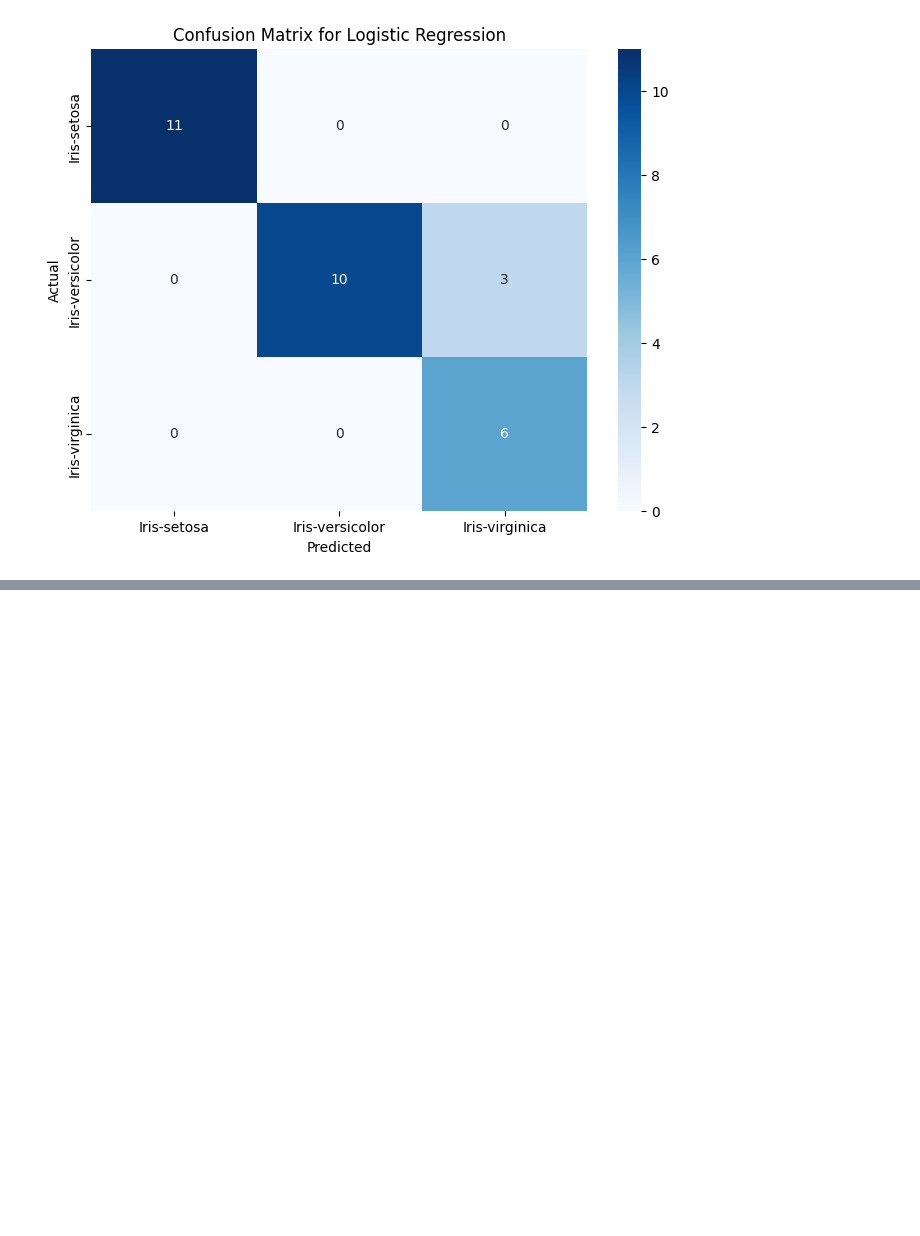
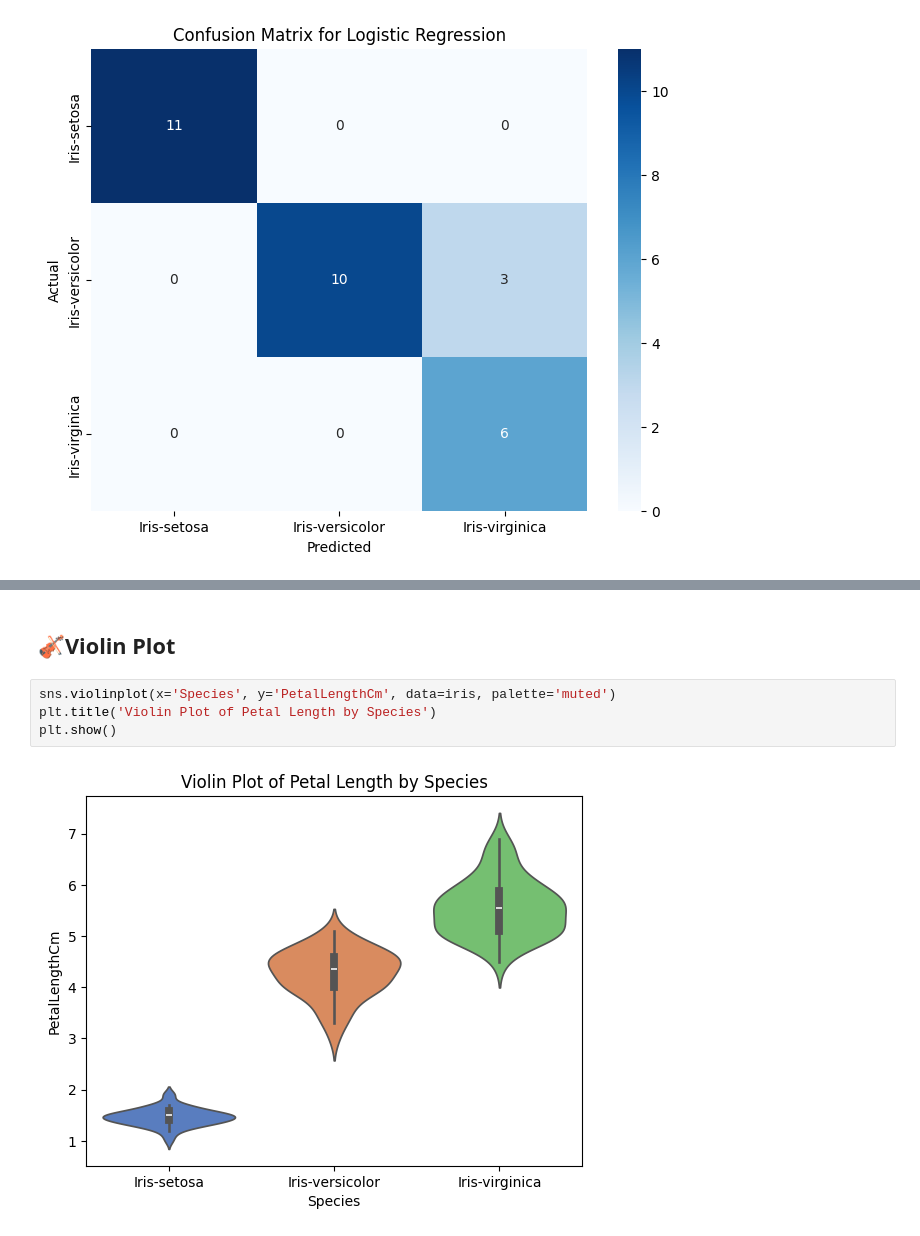
Before and after one commit to SuryaTeja-aiml/2024-StatMLAssignments, a Jupyter notebook: 2303A52007_StatML_Project_Iris.ipynb, the cells around one changed output, grey strips where cells are left out. Drawn from its saved outputs; the diff is of its cells as text; blank space fills up the shorter version.

```diff
--- a/2303A52007_StatML_Project_Iris.ipynb
+++ b/2303A52007_StatML_Project_Iris.ipynb
@@ -450,0 +478,8 @@ plt.show()
+# %% [markdown]
+## 🎻Violin Plot
+# %%
+sns.violinplot(x='Species', y='PetalLengthCm', data=iris, palette='muted')
+plt.title('Violin Plot of Petal Length by Species')
+plt.show()
+# %% [output]
+[figure, added]
```
Also changed, not shown: parts of 9 cells of this notebook.
